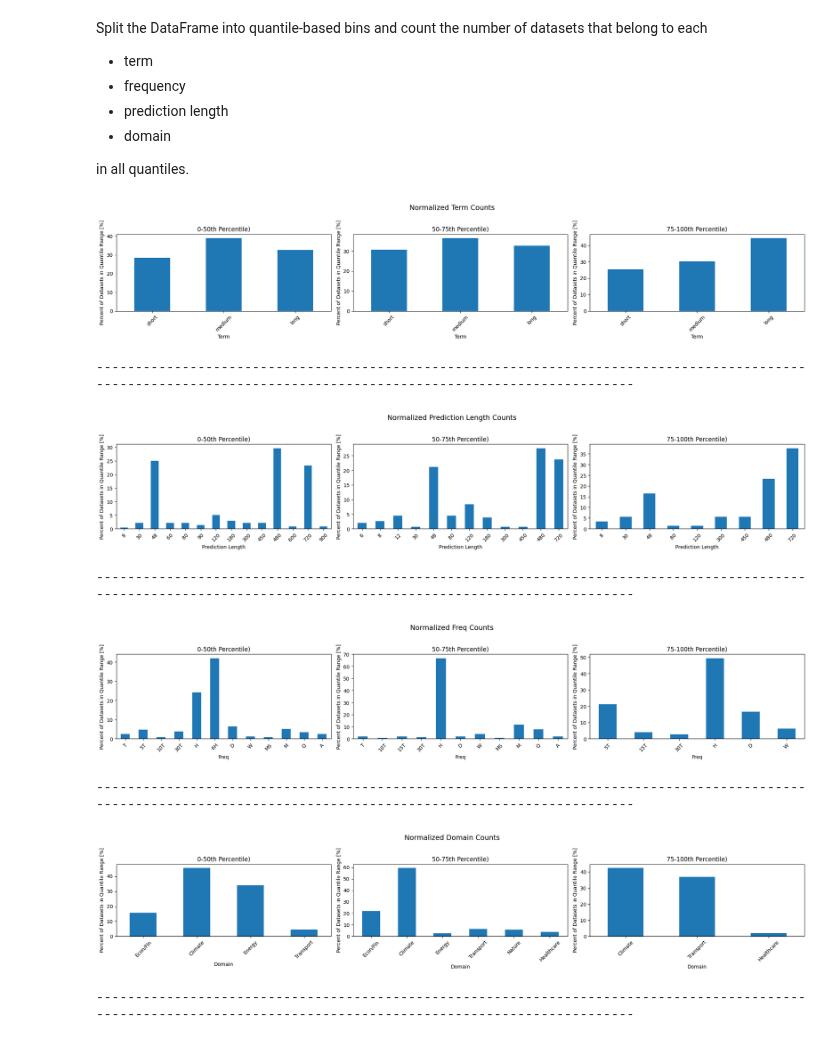
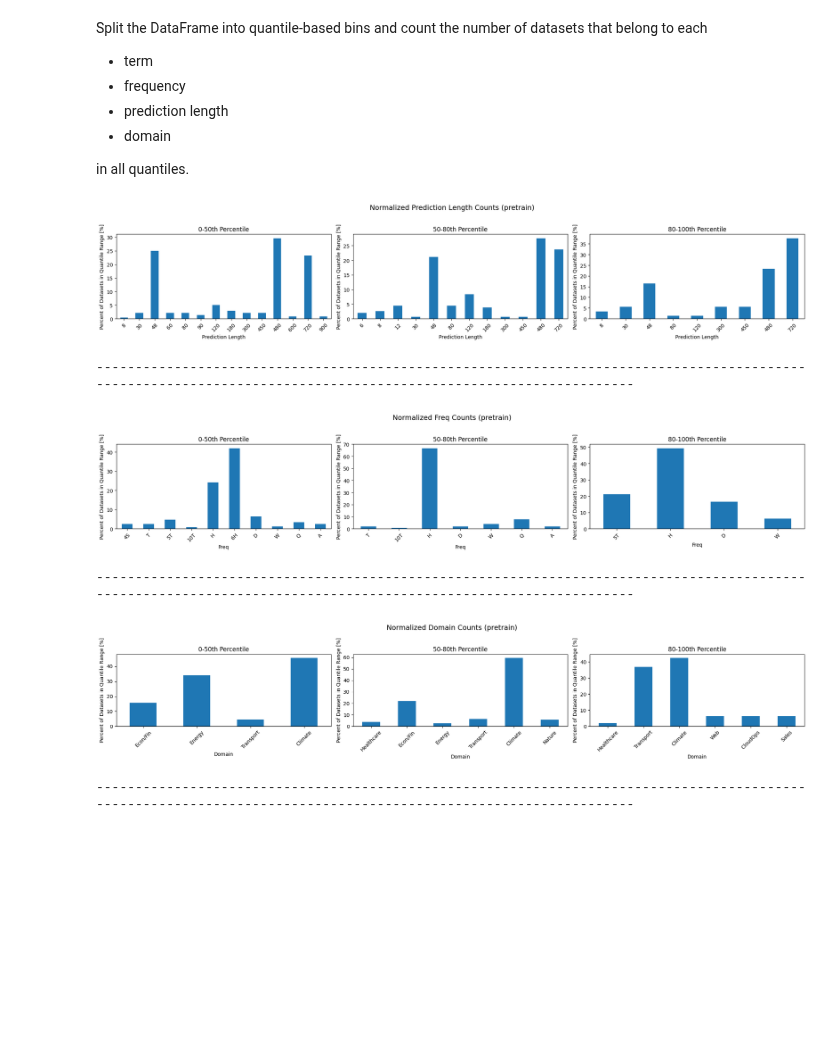
Before and after one commit to mpg05883/gift-eval, a Jupyter notebook: crps_estimation.ipynb, the cells around one changed output. Saved outputs shown, nothing was run; the diff lists cells and outputs as text; code cells hidden in the pictures; blank space fills up the shorter version.

```diff
--- a/crps_estimation.ipynb
+++ b/crps_estimation.ipynb
@@ -520,38 +531,32 @@ def plot_histogram(df, target_col, value_col, q_start, q_end, ax):
     # Normalize: percent of datasets in quantile that belong to each category
     percentages = (counts / counts.sum()).fillna(0).sort_index() * 100
 
-    if value_col == "term":
-        custom_order = ["short", "medium", "long"]
-    elif value_col == "freq":
+    if value_col == "freq":
         custom_order = [
-            "S",
-            "5S",
-            "10S",
-            "15S",
-            "30S",  # Secondly
+            "4S",
             "T",
             "5T",
             "10T",
-            "15T",
-            "30T",  # Minutely (T = min)
+            "15T" "30T",
             "H",
             "6H",
-            "12H",  # Hourly
             "D",
-            "W",  # Daily, Weekly
-            "MS",
-            "M",  # Month Start, Month End
+            "W",
+            "M" "MS",
             "Q",
-            "A",  # Quarterly, Annual
+            "A",
         ]
     elif value_col == "domain":
         custom_order = [
+            "Healthcare",
             "Econ/Fin",
-            "Climate",
             "Energy",
             "Transport",
+            "Climate",
+            "Web",
+            "CloudOps",
+            "Sales",
             "Nature",
-            "Healthcare",
         ]
     else:
         custom_order = None
@@ -562,48 +567,46 @@ def plot_histogram(df, target_col, value_col, q_start, q_end, ax):
 
     percentages.plot(kind="bar", ax=ax)
     col_name = value_col.replace("_", " ").title()
-    ax.set_title(f"{int(q_start*100)}-{int(q_end*100)}th Percentile)")
+    ax.set_title(f"{int(q_start*100)}-{int(q_end*100)}th Percentile")
     ax.set_xlabel(col_name)
     ax.set_ylabel("Percent of Datasets in Quantile Range [%]")
     ax.tick_params(axis="x", rotation=45)
 
 
-quantile_edges = [0, 0.5, 0.75, 1.0]
+quantile_edges = [0, 0.5, 0.8, 1.0]
 num_edges = len(quantile_edges)
 num_bins = num_edges - 1
-columns = ["term", "prediction_length", "freq", "domain"]
+columns = ["prediction_length", "freq", "domain"]
 
 for i, col in enumerate(columns):
     fig, axes = plt.subplots(
         1,
         num_bins,
         figsize=(5 * num_edges, 4),
     )
     fig.suptitle(
-        f"Normalized {col.replace('_', ' ').title()} Counts",
+        f"Normalized {col.replace('_', ' ').title()} Counts ({split_name})",
         fontsize=14,
     )
 
     for j in range(num_bins):
         q_start, q_end = quantile_edges[j], quantile_edges[j + 1]
         plot_histogram(
             df=df,
             target_col="pred_crps",
             value_col=col,
             q_start=q_start,
             q_end=q_end,
             ax=axes[j],
         )
 
     plt.tight_layout(rect=[0, 0, 1, 0.95])
     plt.show()
     print("-" * 160)
 # %% [output]
-[figure, old version]
+[figure, new version]
 ----------------------------------------------------------------------------------------------------------------------------------------------------------------
-[figure, old version]
+[figure, new version]
 ----------------------------------------------------------------------------------------------------------------------------------------------------------------
-[figure, old version]
+[figure, new version]
 ----------------------------------------------------------------------------------------------------------------------------------------------------------------
-[figure, removed]
-----------------------------------------------------------------------------------------------------------------------------------------------------------------
```
Also changed, not shown: parts of 2 cells of this notebook, 1 other file.
